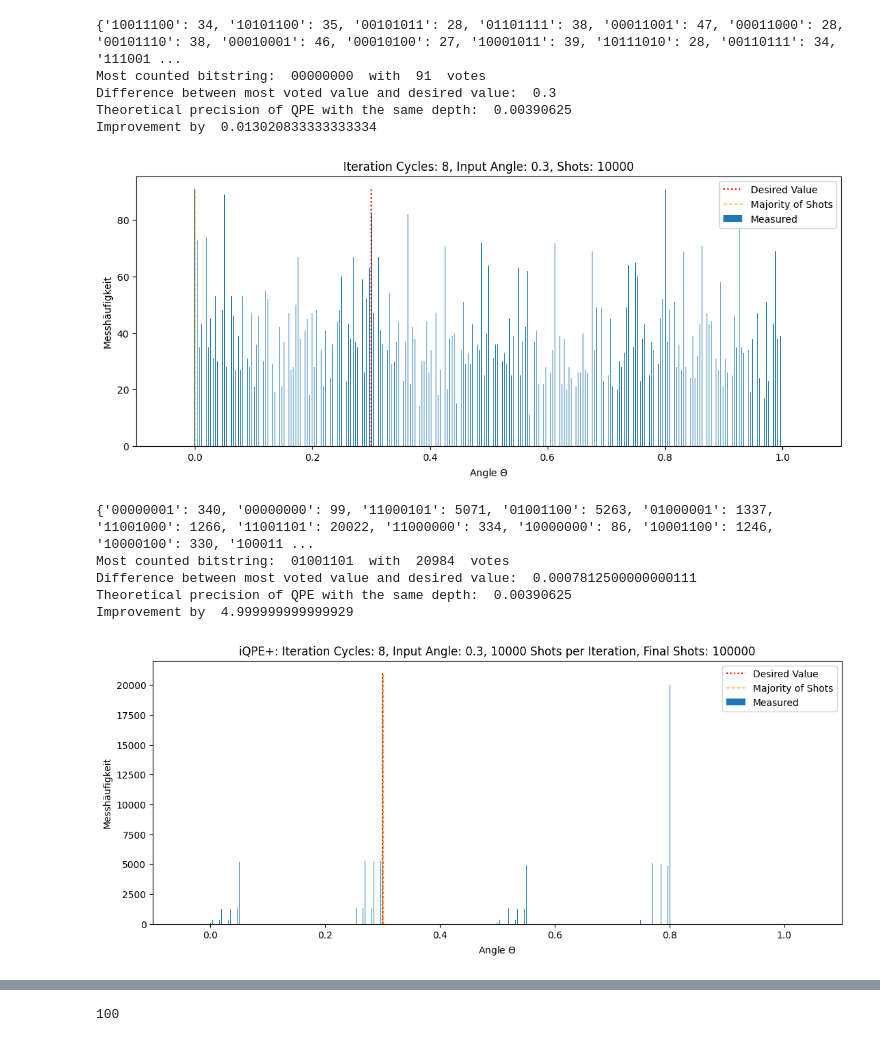
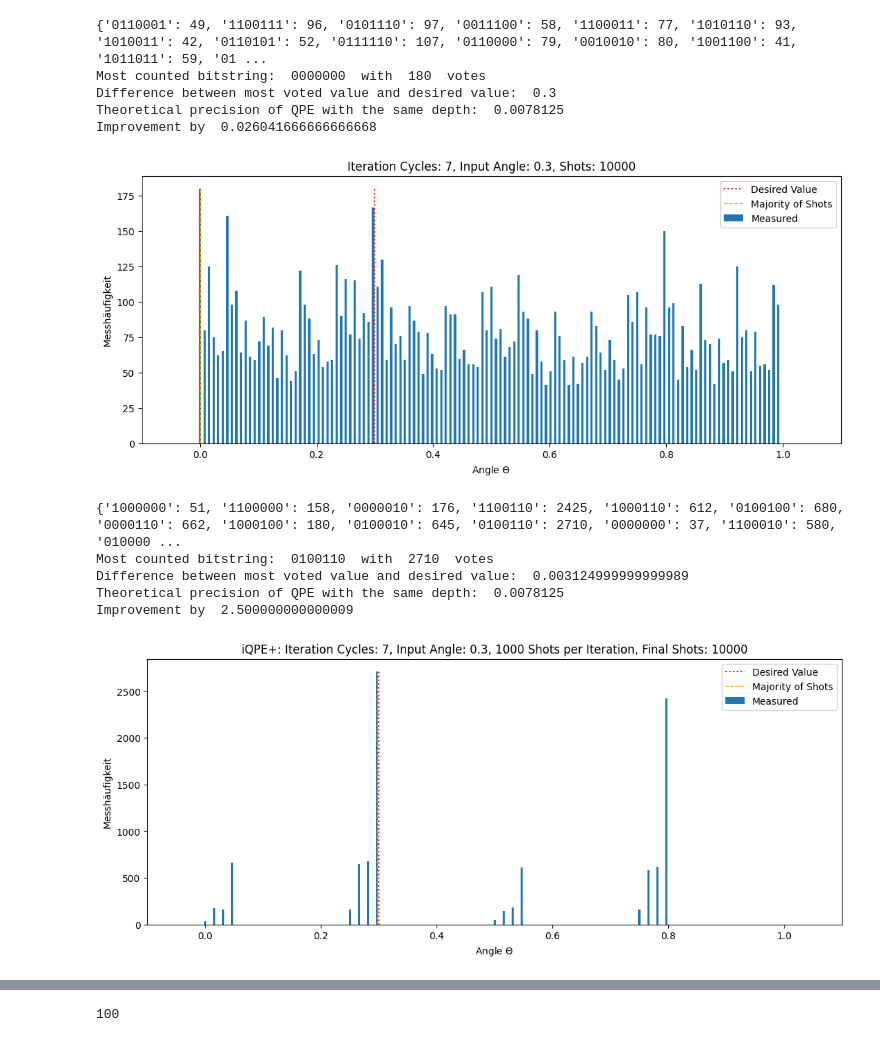
Before and after one commit to RicemanBoy/qc_researchproject, a Jupyter notebook: Depolarizing error.ipynb, the cells around one changed output, grey strips where cells are left out. Cells and saved outputs as stored; diff of their text form; code cells hidden in the pictures.

```diff
--- a/Depolarizing error.ipynb
+++ b/Depolarizing error.ipynb
@@ -155,7 +155,7 @@ def iqpe(angle: float, steps: int, bits_list = []):
         return qc
 #Funktioniert
 
-def iqpe_improved_noisy(angle: float, shots_per_it: list):                            #Länge der Liste + 1 gibt mir meine depth bzw. #Iterationen
+def iqpe_improved_noisy(angle: float, noise_model, shots_per_it: list):                            #Länge der Liste + 1 gibt mir meine depth bzw. #Iterationen
     bits_list=[]
     if  len(shots_per_it) == 1:
         qr = QuantumRegister(2, "q")
@@ -317,7 +317,7 @@ def measurement(angle: float, depth: int, num: float, shots_per_it = 0):
 
     fig, ax1 = plt.subplots(figsize=(13,5))
 
-    ax1 = plt.bar(keys, values, width = 2**(-depth-2), label="Measured")
+    ax1 = plt.bar(keys, values, width = 2**(-depth-1), label="Measured")
 
     avg = mean(keys, values)
 
@@ -838,22 +838,22 @@ def plot_depth_over_angle(precision:float, maxdepth:int, start:float, end: float
 # %%
 depolarizing_prob = 0.3
 dep_error = depolarizing_error(depolarizing_prob, 1)
 dep_error_2q = depolarizing_error(depolarizing_prob, 2)
 
 noise_model = NoiseModel()
 noise_model.add_all_qubit_quantum_error(dep_error, ['x', 'h', "p"])  # Apply to single-qubit gates
 noise_model.add_all_qubit_quantum_error(dep_error_2q, ['cp'])  # Apply to 2-qubit gates
 
-measurement(0.3, 8, 1e4)
+measurement(0.3, 7, 1e4)
 
 #plt.savefig("Figures/error5.png", dpi = 300)
 # %% [output]
-{'10011100': 34, '10101100': 35, '00101011': 28, '01101111': 38, '00011001': 47, '00011000': 28, '00101110': 38, '00010001': 46, '00010100': 27, '10001011': 39, '10111010': 28, '00110111': 34, '111001 ...
-Most counted bitstring:  00000000  with  91  votes
+{'0110001': 49, '1100111': 96, '0101110': 97, '0011100': 58, '1100011': 77, '1010110': 93, '1010011': 42, '0110101': 52, '0111110': 107, '0110000': 79, '0010010': 80, '1001100': 41, '1011011': 59, '01 ...
+Most counted bitstring:  0000000  with  180  votes
 Difference between most voted value and desired value:  0.3
-Theoretical precision of QPE with the same depth:  0.00390625
-Improvement by  0.013020833333333334
+Theoretical precision of QPE with the same depth:  0.0078125
+Improvement by  0.026041666666666668
-[figure, old version]
+[figure, new version]
 # %%
 depolarizing_prob = 0.4
 dep_error = depolarizing_error(depolarizing_prob, 1)
@@ -862,13 +862,13 @@ dep_error_2q = depolarizing_error(depolarizing_prob, 2)
 noise_model = NoiseModel()
 noise_model.add_all_qubit_quantum_error(dep_error, ['x', 'h', "p"])  # Apply to single-qubit gates
 noise_model.add_all_qubit_quantum_error(dep_error_2q, ['cp'])  # Apply to 2-qubit gates
-measurement(0.3, 8, 1e5, 10000)
+measurement(0.3, 7, 1e4, 1000)
 #plt.savefig("Figures/error2.png", dpi = 300)
 # %% [output]
-{'00000001': 340, '00000000': 99, '11000101': 5071, '01001100': 5263, '01000001': 1337, '11001000': 1266, '11001101': 20022, '11000000': 334, '10000000': 86, '10001100': 1246, '10000100': 330, '100011 ...
-Most counted bitstring:  01001101  with  20984  votes
-Difference between most voted value and desired value:  0.0007812500000000111
-Theoretical precision of QPE with the same depth:  0.00390625
-Improvement by  4.999999999999929
+{'1000000': 51, '1100000': 158, '0000010': 176, '1100110': 2425, '1000110': 612, '0100100': 680, '0000110': 662, '1000100': 180, '0100010': 645, '0100110': 2710, '0000000': 37, '1100010': 580, '010000 ...
+Most counted bitstring:  0100110  with  2710  votes
+Difference between most voted value and desired value:  0.003124999999999989
+Theoretical precision of QPE with the same depth:  0.0078125
+Improvement by  2.500000000000009
-[figure, old version]
+[figure, new version]
 # %%
```
Also changed, not shown: parts of 5 cells of this notebook, 3 other files.
